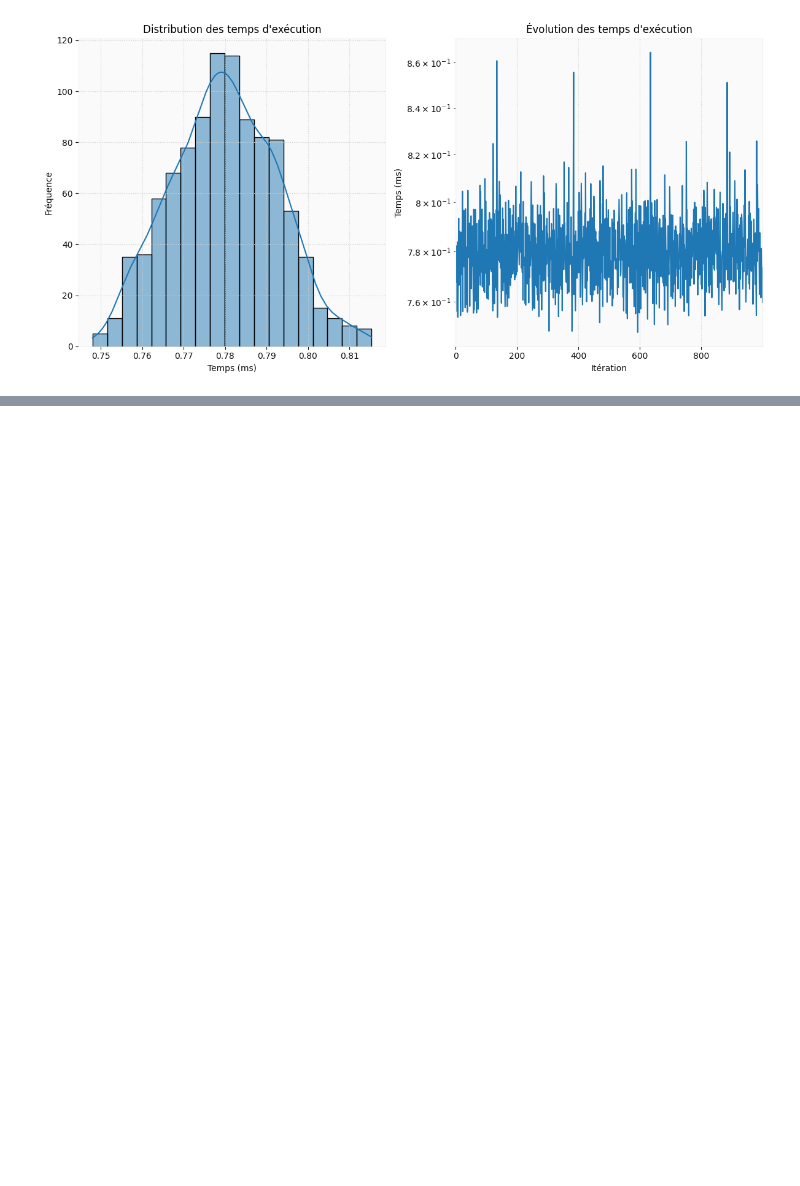
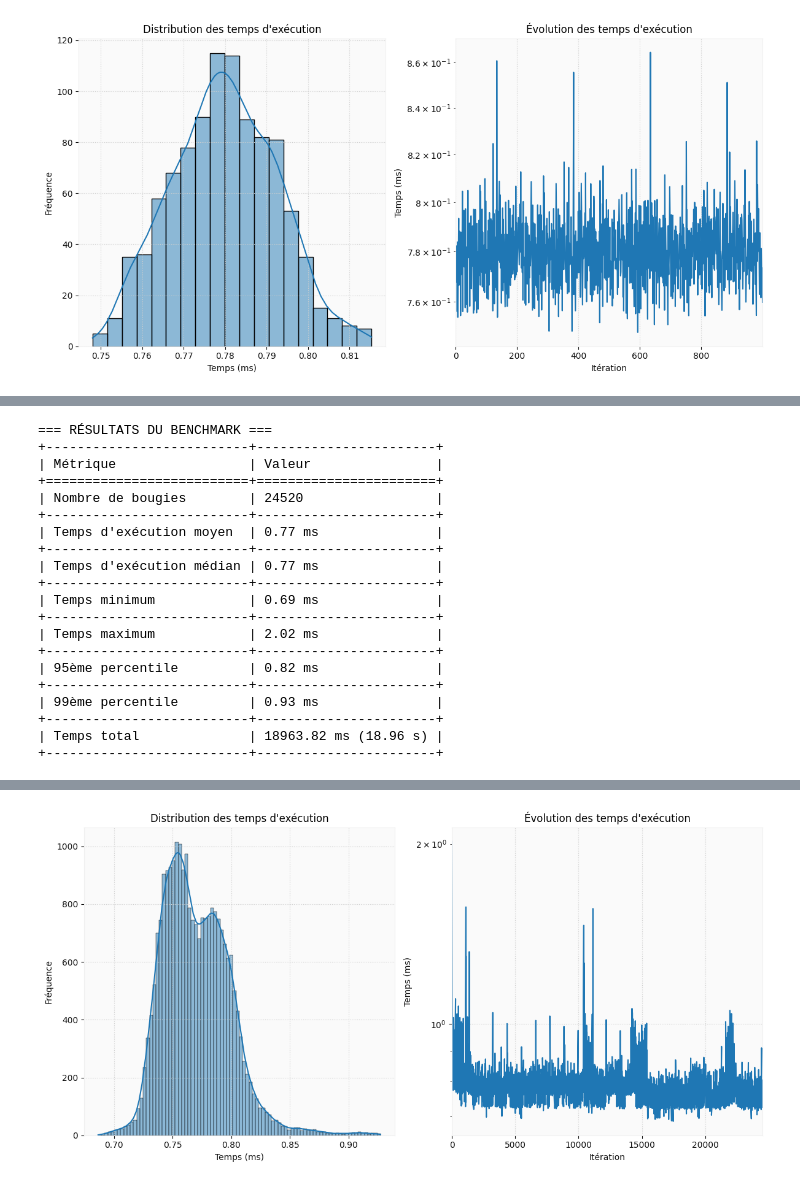
Before and after one commit to FinTechCpp/fast-backtest-app, a Jupyter notebook: Notebooks/Benchmark.ipynb, the cells around one changed output, grey strips where cells are left out. Drawn from its saved outputs; the diff is of its cells as text; code cells hidden in the pictures; blank space fills up the shorter version.

```diff
--- a/Notebooks/Benchmark.ipynb
+++ b/Notebooks/Benchmark.ipynb
@@ -324,3 +326,34 @@ display_results(stats)
 | Temps total              | 780.38 ms (0.78 s) |
 +--------------------------+--------------------+
 [figure]
+# %%
+# Créer la stratégie
+base_config = StrategyBaseConfig(
+    trading_from=datetime.time(0, 0),  # Toute la journée pour le benchmark
+    trading_to=datetime.time(23, 59),
+    trading_days=[0, 1, 2, 3, 4, 5, 6],  # Tous les jours pour le benchmark
+    take_profit_distance=30,
+    stop_loss_distance=20,
+)
+crossEMA_config = CrossEMAConfig(
+    ema_short_period=50,
+    ema_long_period=200,
+)
+
+# strategy = CrossEMA(base_config, crossEMA_config)
+# strategy = BuyTrendFollowing(base_config, BuyTrendConfig())
+strategy = BuyHeikinGreen(base_config, BuyHeikinGreenConfig())
+
+# Exécuter le benchmark
+logging.info("Démarrage du benchmark...")
+start_time = time.time()
+stats = run_benchmark(strategy, candles)
+total_time = time.time() - start_time
+
+# Ajouter le temps d'exécution total pour la visualisation
+stats["execution_times"] = strategy.execution_times
+
+# Afficher les résultats
+logging.info(f"Benchmark terminé en {total_time:.2f} secondes")
+display_results(stats)
+# %% [output]
@@ -326,0 +362,20 @@ display_results(stats)
+=== RÉSULTATS DU BENCHMARK ===
++--------------------------+-----------------------+
+| Métrique                 | Valeur                |
++==========================+=======================+
+| Nombre de bougies        | 24520                 |
++--------------------------+-----------------------+
+| Temps d'exécution moyen  | 0.77 ms               |
++--------------------------+-----------------------+
+| Temps d'exécution médian | 0.77 ms               |
++--------------------------+-----------------------+
+| Temps minimum            | 0.69 ms               |
++--------------------------+-----------------------+
+| Temps maximum            | 2.02 ms               |
++--------------------------+-----------------------+
+| 95ème percentile         | 0.82 ms               |
++--------------------------+-----------------------+
+| 99ème percentile         | 0.93 ms               |
++--------------------------+-----------------------+
+| Temps total              | 18963.82 ms (18.96 s) |
++--------------------------+-----------------------+
@@ -326,0 +399 @@ display_results(stats)
+[figure, added]
```
Also changed, not shown: parts of 2 cells of this notebook, 1 other file.
